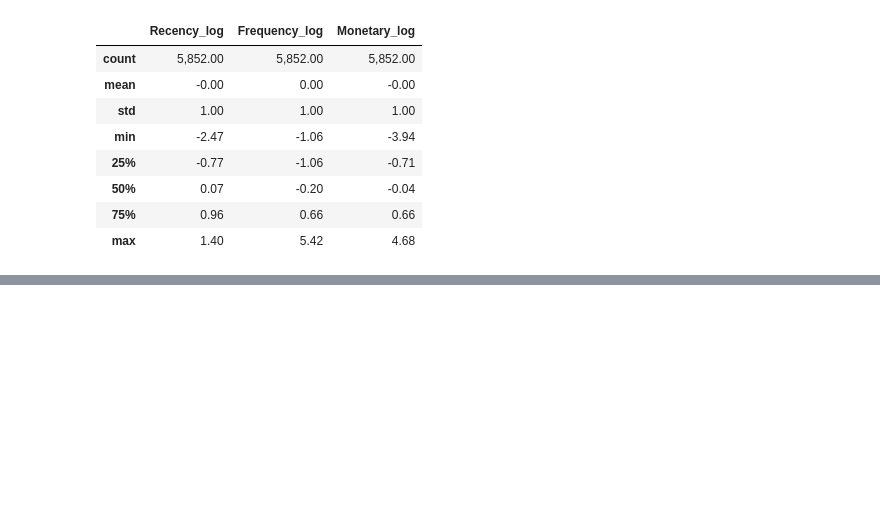
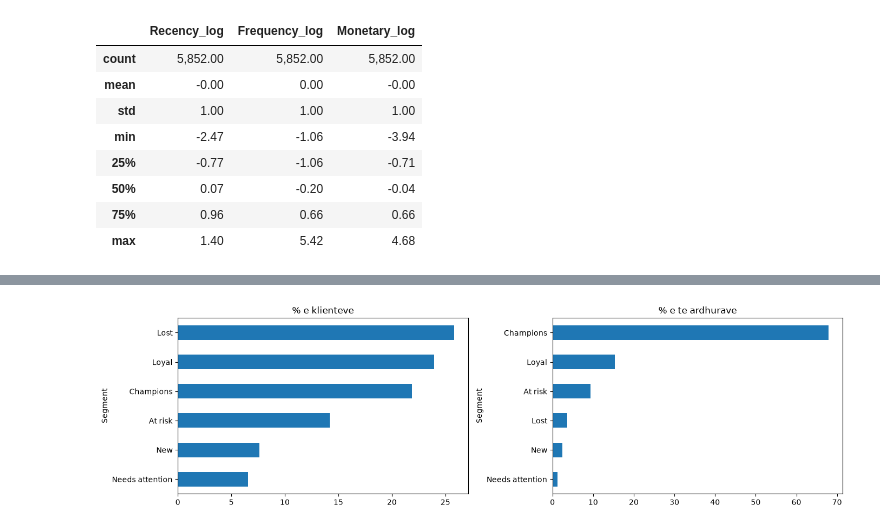
Before and after one commit to Dua-Gashi/online-retail-customer-analytics, a Jupyter notebook: notebooks/02_segmentation.ipynb, the cells around one changed output, grey strips where cells are left out. Saved outputs shown, nothing was run; the diff lists cells and outputs as text; code cells hidden in the pictures; blank space fills up the shorter version.

Commit message:
Add scaling and quantile-based RFM segmentation

```diff
--- a/notebooks/02_segmentation.ipynb
+++ b/notebooks/02_segmentation.ipynb
@@ -41,3 +41,10 @@ scaled.describe().round(2)
 | 50% | 0.07 | -0.20 | -0.04 |
 | 75% | 0.96 | 0.66 | 0.66 |
 | max | 1.40 | 5.42 | 4.68 |
+# %%
+seg = rfm_quantile_segments(rfm)
+
+for col in ["R", "F", "M"]:
+    print(col, seg[col].value_counts().sort_index().to_dict())
+
+seg["Segment"].value_counts()
@@ -43,0 +63,12 @@ scaled.describe().round(2)
+# %%
+profile = rfm.join(seg["Segment"]).groupby("Segment").agg(
+    Klientet=("Recency", "size"),
+    Recency_mediana=("Recency", "median"),
+    Frequency_mediana=("Frequency", "median"),
+    Monetary_mediana=("Monetary", "median"),
+    Te_ardhurat=("Monetary", "sum")
+)
+
+profile["Pjesa_e_klienteve_%"] = profile["Klientet"] / profile["Klientet"].sum() * 100
+profile["Pjesa_e_te_ardhuarve_%"] = profile["Te_ardhurat"] / profile["Te_ardhurat"].sum() * 100
+profile.sort_values("Te_ardhurat", ascending=False).round(1)
@@ -43,0 +84,8 @@ scaled.describe().round(2)
+# %%
+fig, axes = plt.subplots(1, 2, figsize=(14, 4))
+profile["Pjesa_e_klienteve_%"].sort_values().plot.barh(ax=axes[0], title="% e klienteve")
+profile["Pjesa_e_te_ardhuarve_%"].sort_values().plot.barh(ax=axes[1], title="% e te ardhurave")
+plt.tight_layout()
+plt.show()
+# %% [output]
+[figure, added]
```
Also changed, not shown: parts of 3 cells of this notebook, 1 other file.
